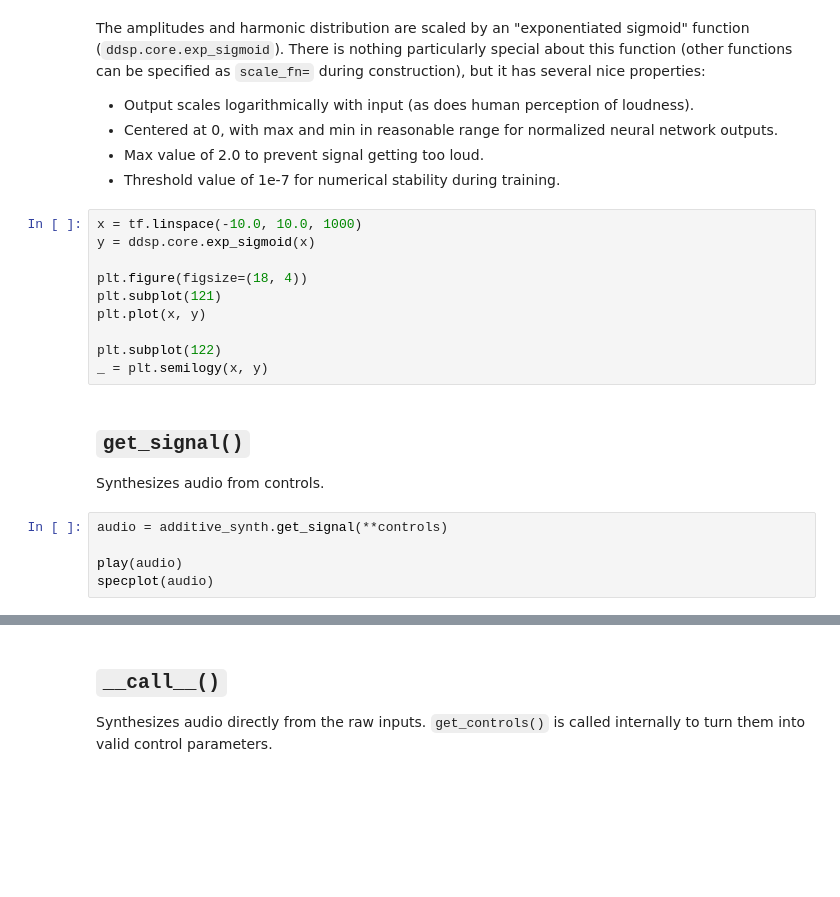
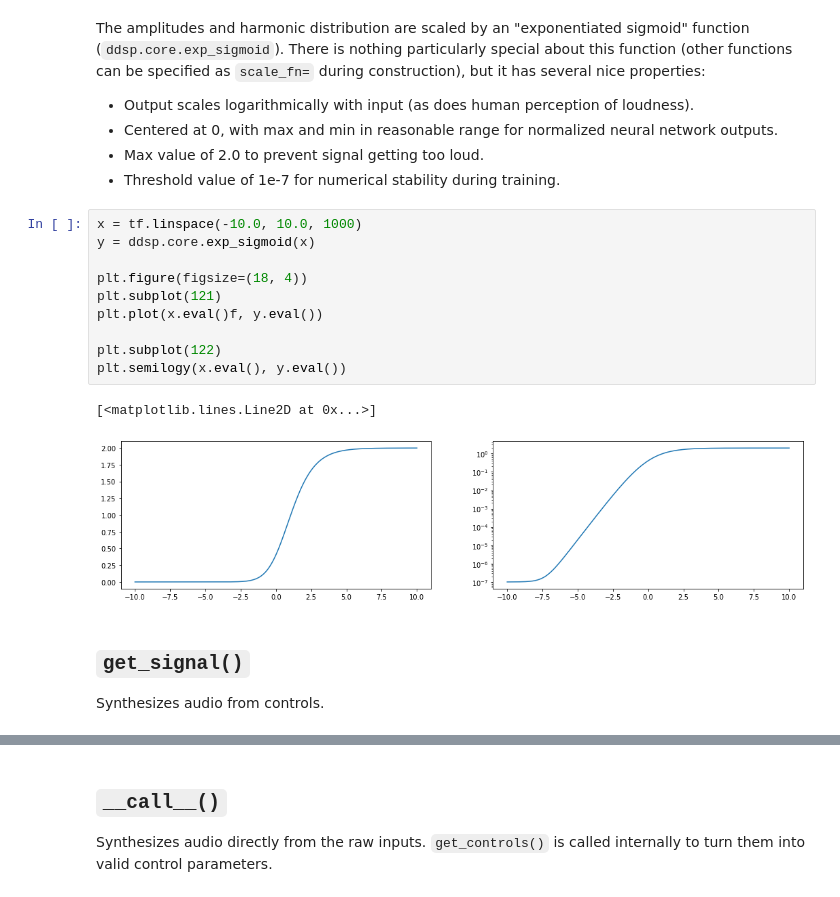
Before and after one commit to magenta/ddsp, a Jupyter notebook: ddsp/colab/tutorials/0_processor.ipynb, the cells around one changed output, grey strips where cells are left out. Drawn from its saved outputs; the diff is of its cells as text; blank space fills up the shorter version.

```diff
--- a/ddsp/colab/tutorials/0_processor.ipynb
+++ b/ddsp/colab/tutorials/0_processor.ipynb
@@ -157,19 +197,17 @@ The amplitudes and harmonic distribution are scaled by an "exponentiated sigmoid
 # %%
 x = tf.linspace(-10.0, 10.0, 1000)
 y = ddsp.core.exp_sigmoid(x)
 
 plt.figure(figsize=(18, 4))
 plt.subplot(121)
-plt.plot(x, y)
+plt.plot(x.eval()f, y.eval())
 
 plt.subplot(122)
-_ = plt.semilogy(x, y)
+plt.semilogy(x.eval(), y.eval())
+# %% [output]
+[<matplotlib.lines.Line2D at 0x...>]
+[figure, added]
 # %% [markdown]
 ## `get_signal()`
 
 Synthesizes audio from controls.
-# %%
-audio = additive_synth.get_signal(**controls)
-
-play(audio)
-specplot(audio)
```
Also changed, not shown: parts of 10 cells of this notebook.
